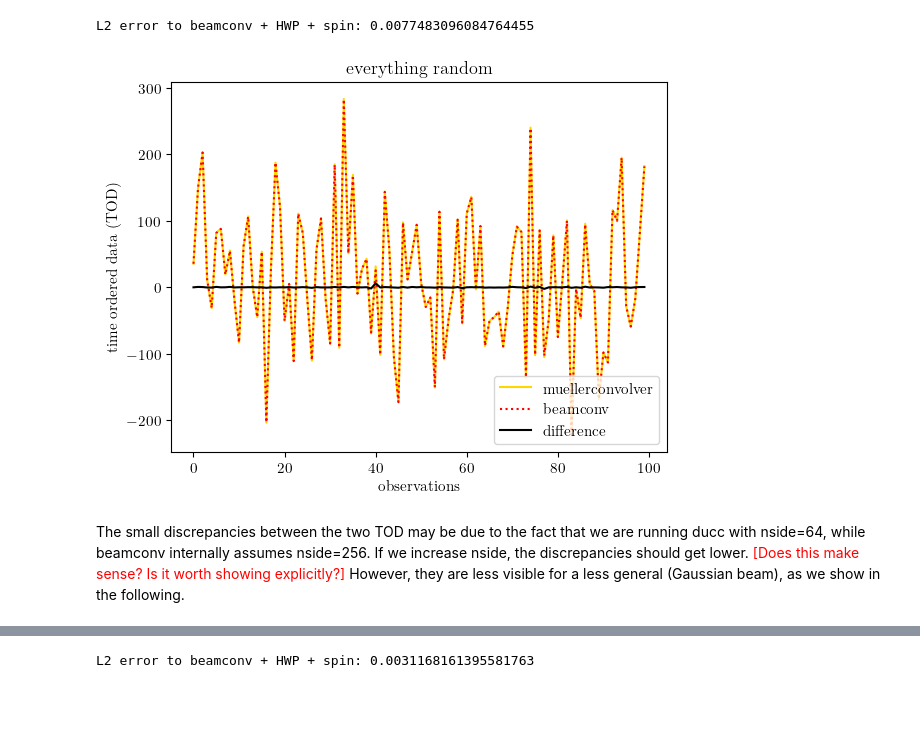
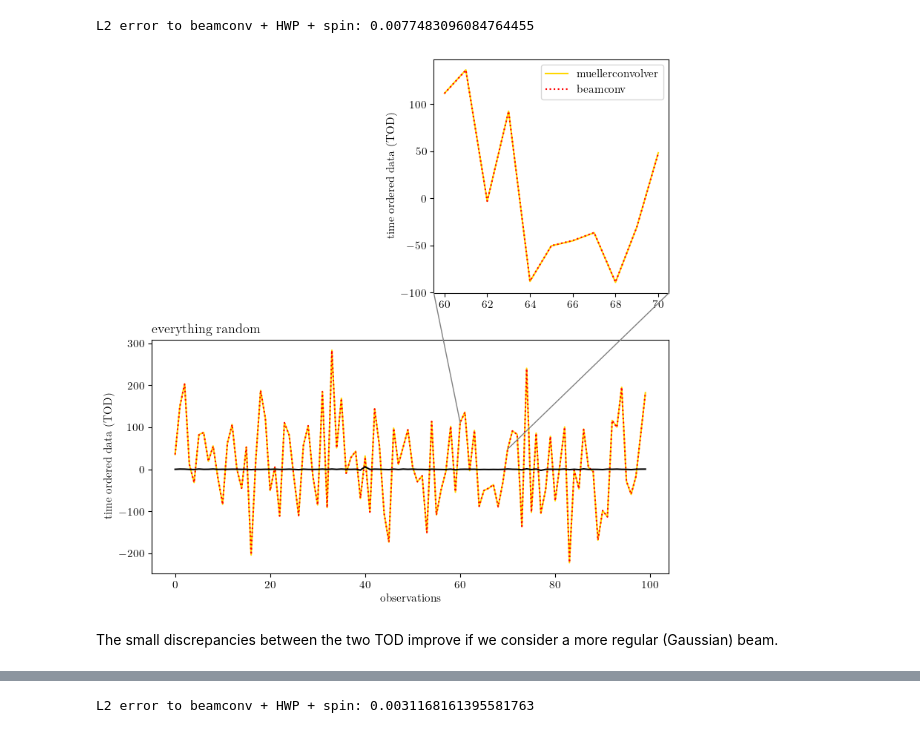
Before and after one commit to martamonelli/CMB-Inflate_WP4, a Jupyter notebook: aaa_comparison.ipynb, the cells around one changed output, grey strips where cells are left out. Drawn from its saved outputs; the diff is of its cells as text; code cells hidden in the pictures; blank space fills up the shorter version.

```diff
--- a/aaa_comparison.ipynb
+++ b/aaa_comparison.ipynb
@@ -71,5 +79,5 @@ Given the specifics we just introduced, we can simulate the TOD by means of the
 # %%
 # get the signal from beamconv
-signal_beamconv_TT = utils.get_beamconv_values(lmax=lmax, kmax=kmax, slm=random_slm, blm=random_blm,
+TOD_beamconv_random = utils.get_beamconv_values(lmax=lmax, kmax=kmax, slm=random_slm, blm=random_blm,
                                                ptg=random_ptg, hwp_angles=random_hwp_angles, mueller=random_mueller,
                                                mu_con_hwp=True, mu_con_spin=True)
@@ -76,6 +86,6 @@ signal_beamconv_TT = utils.get_beamconv_values(lmax=lmax, kmax=kmax, slm=random_
 # %%
 # now do the same thing with MuellerConvolver
-fullconv = mueller_convolver.MuellerConvolver(
+fullconv_random = mueller_convolver.MuellerConvolver(
     lmax=lmax,
     kmax=kmax,
     slm=random_slm,
@@ -85,9 +95,7 @@ fullconv = mueller_convolver.MuellerConvolver(
     epsilon=1e-7,
     nthreads=1,
 )
-signal_muellerconvolver = fullconv.signal(ptg=random_ptg, alpha=random_hwp_angles)
-
-del(fullconv)
+TOD_muellerconvolver_random = fullconv_random.signal(ptg=random_ptg, alpha=random_hwp_angles)
 # %% [markdown]
 To compare the two TOD, we print the L2 error and plot them, together with their difference.
 # %%
@@ -96,18 +104,43 @@ print("L2 error to beamconv + HWP + spin:", ducc0.misc.l2error(signal_beamconv_T
 # %% [output]
 L2 error to beamconv + HWP + spin: 0.0077483096084764455
-# %%
-diff = signal_muellerconvolver-signal_beamconv_TT
-
-# plotting diff
-plt.plot(signal_muellerconvolver, color='gold', label="muellerconvolver")
-plt.plot(signal_beamconv_TT, color='red', linestyle=':', label="beamconv")
-plt.plot(diff, color='black', label="difference")
-plt.legend(loc='lower right')
-plt.xlabel('observations')
-plt.ylabel('time ordered data (TOD)')
-plt.title('everything random')
-plt.show()
-# %% [output]
-[figure, removed]
+# %%
+diff_random = TOD_muellerconvolver_random - TOD_beamconv_random
+
+from matplotlib.patches import ConnectionPatch
+
+# Create figures / axes
+fig = plt.figure(figsize=(9, 9))
+top_right = fig.add_subplot(2, 2, 2)
+bottom = fig.add_subplot(2, 1, 2)
+fig.subplots_adjust(hspace=.2)
+
+bottom.plot(TOD_muellerconvolver_random, color='gold', label="muellerconvolver")
+bottom.plot(TOD_beamconv_random, color='red', linestyle=':', label="beamconv")
+bottom.plot(diff_random, color='black', label="difference")
+bottom.set_xlabel('observations')
+bottom.set_ylabel('time ordered data (TOD)')
+bottom.set_title('everything random', loc='left')
+
+top_right.plot(np.arange(nptg)[60:71],TOD_muellerconvolver_random[60:71], color='gold', label="muellerconvolver")
+top_right.plot(np.arange(nptg)[60:71],TOD_beamconv_random[60:71], color='red', linestyle=':', label="beamconv")
+top_right.legend()
+top_right.set_ylabel('time ordered data (TOD)')
+
+# Add the connection patches
+fig.add_artist(ConnectionPatch(
+    xyA=(0, 0), coordsA=top_right.transAxes,
+    xyB=(np.arange(nptg)[60],TOD_muellerconvolver_random[60]), coordsB=bottom.transData,
+    color='gray'
+))
+
+fig.add_artist(ConnectionPatch(
+    xyA=(1, 0), coordsA=top_right.transAxes,
+    xyB=(np.arange(nptg)[70],TOD_muellerconvolver_random[70]), coordsB=bottom.transData,
+    color='gray'
+))
+
+plt.show()
+# %% [output]
+[figure, added]
 # %% [markdown]
-The small discrepancies between the two TOD may be due to the fact that we are running ducc with nside=64, while beamconv internally assumes nside=256. If we increase nside, the discrepancies should get lower. <font color="red">[Does this make sense? Is it worth showing explicitly?]</font> However, they are less visible for a less general (Gaussian beam), as we show in the following.
+The small discrepancies between the two TOD improve if we consider a more regular (Gaussian) beam.
```
Also changed, not shown: parts of 61 cells of this notebook.
